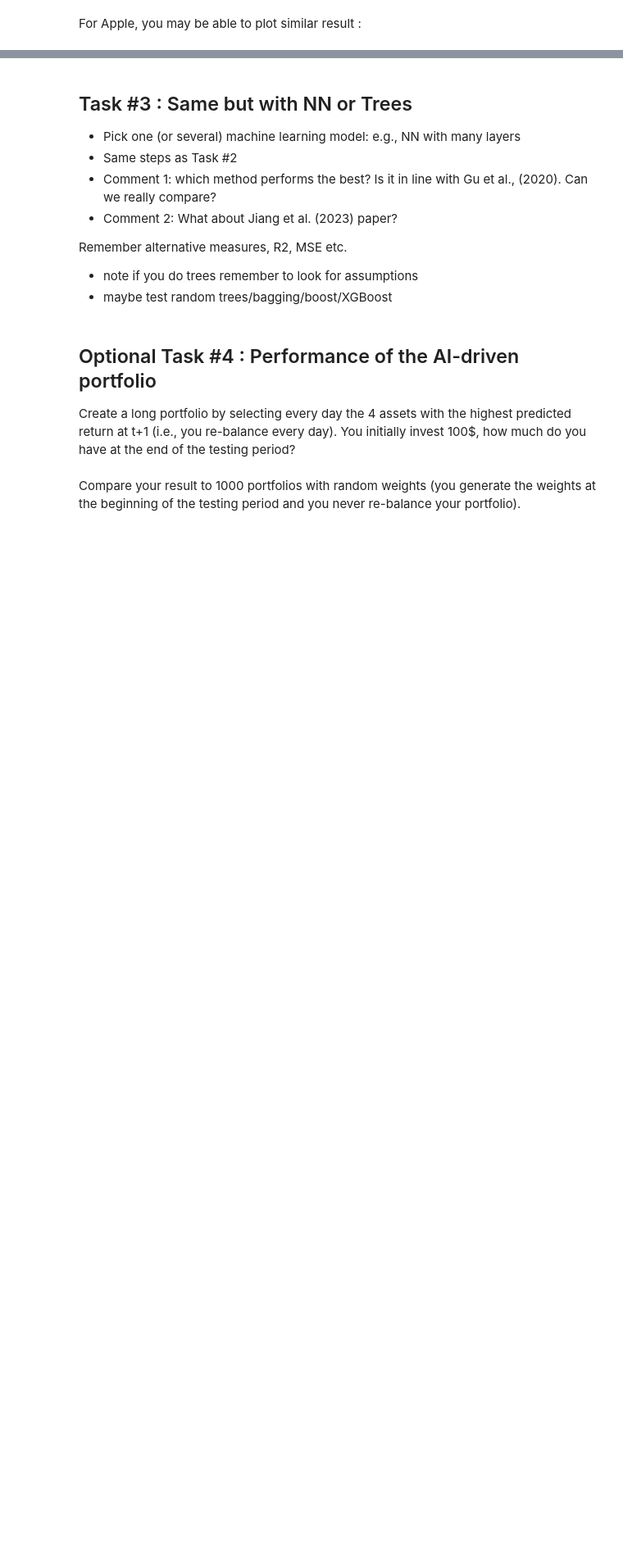
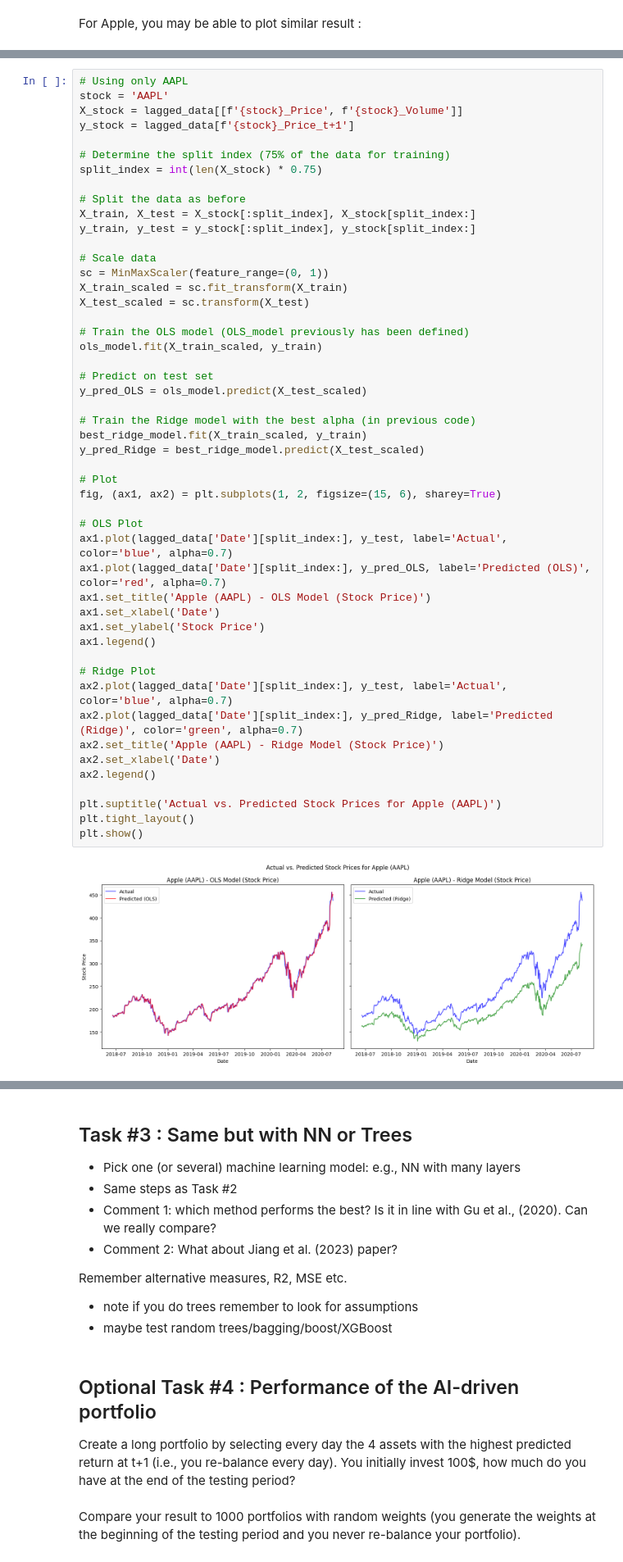
Before and after one commit to bubuzhang2002/Finance-with-Big-Data-PC-labs, a Jupyter notebook: PC labs/PC lab4.ipynb, the cells around one changed output, grey strips where cells are left out. Shown at 82% size. Saved outputs shown, nothing was run; the diff lists cells and outputs as text; blank space fills up the shorter version.

```diff
--- a/PC labs/PC lab4.ipynb
+++ b/PC labs/PC lab4.ipynb
@@ -732,0 +753,51 @@ plot_all_stock_predictions(roos_values, scaled_data)
+# %%
+# Using only AAPL
+stock = 'AAPL'
+X_stock = lagged_data[[f'{stock}_Price', f'{stock}_Volume']]
+y_stock = lagged_data[f'{stock}_Price_t+1']
+
+# Determine the split index (75% of the data for training)
+split_index = int(len(X_stock) * 0.75)
+
+# Split the data as before
+X_train, X_test = X_stock[:split_index], X_stock[split_index:]
+y_train, y_test = y_stock[:split_index], y_stock[split_index:]
+
+# Scale data
+sc = MinMaxScaler(feature_range=(0, 1))
+X_train_scaled = sc.fit_transform(X_train)
+X_test_scaled = sc.transform(X_test)
+
+# Train the OLS model (OLS_model previously has been defined)
+ols_model.fit(X_train_scaled, y_train)
+
+# Predict on test set
+y_pred_OLS = ols_model.predict(X_test_scaled)
+
+# Train the Ridge model with the best alpha (in previous code)
+best_ridge_model.fit(X_train_scaled, y_train)
+y_pred_Ridge = best_ridge_model.predict(X_test_scaled)
+
+# Plot
+fig, (ax1, ax2) = plt.subplots(1, 2, figsize=(15, 6), sharey=True)
+
+# OLS Plot
+ax1.plot(lagged_data['Date'][split_index:], y_test, label='Actual', color='blue', alpha=0.7)
+ax1.plot(lagged_data['Date'][split_index:], y_pred_OLS, label='Predicted (OLS)', color='red', alpha=0.7)
+ax1.set_title('Apple (AAPL) - OLS Model (Stock Price)')
+ax1.set_xlabel('Date')
+ax1.set_ylabel('Stock Price')
+ax1.legend()
+
+# Ridge Plot
+ax2.plot(lagged_data['Date'][split_index:], y_test, label='Actual', color='blue', alpha=0.7)
+ax2.plot(lagged_data['Date'][split_index:], y_pred_Ridge, label='Predicted (Ridge)', color='green', alpha=0.7)
+ax2.set_title('Apple (AAPL) - Ridge Model (Stock Price)')
+ax2.set_xlabel('Date')
+ax2.legend()
+
+plt.suptitle('Actual vs. Predicted Stock Prices for Apple (AAPL)')
+plt.tight_layout()
+plt.show()
+# %% [output]
+[figure, added]
```
Also changed, not shown: parts of 33 cells of this notebook.
